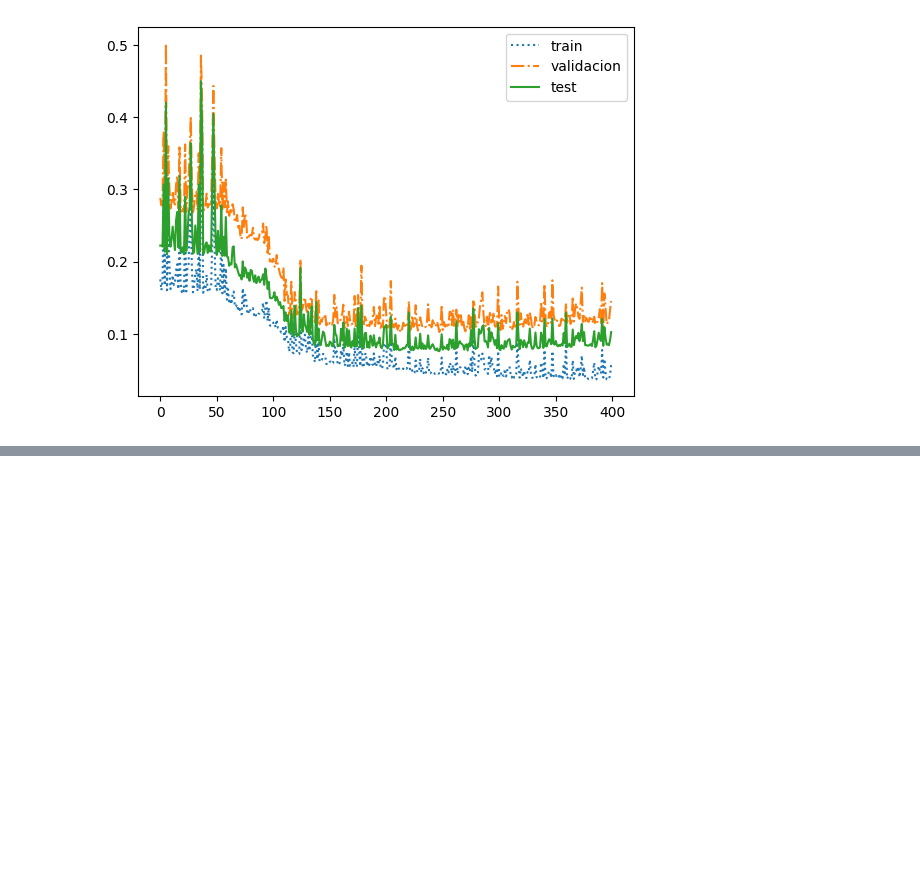
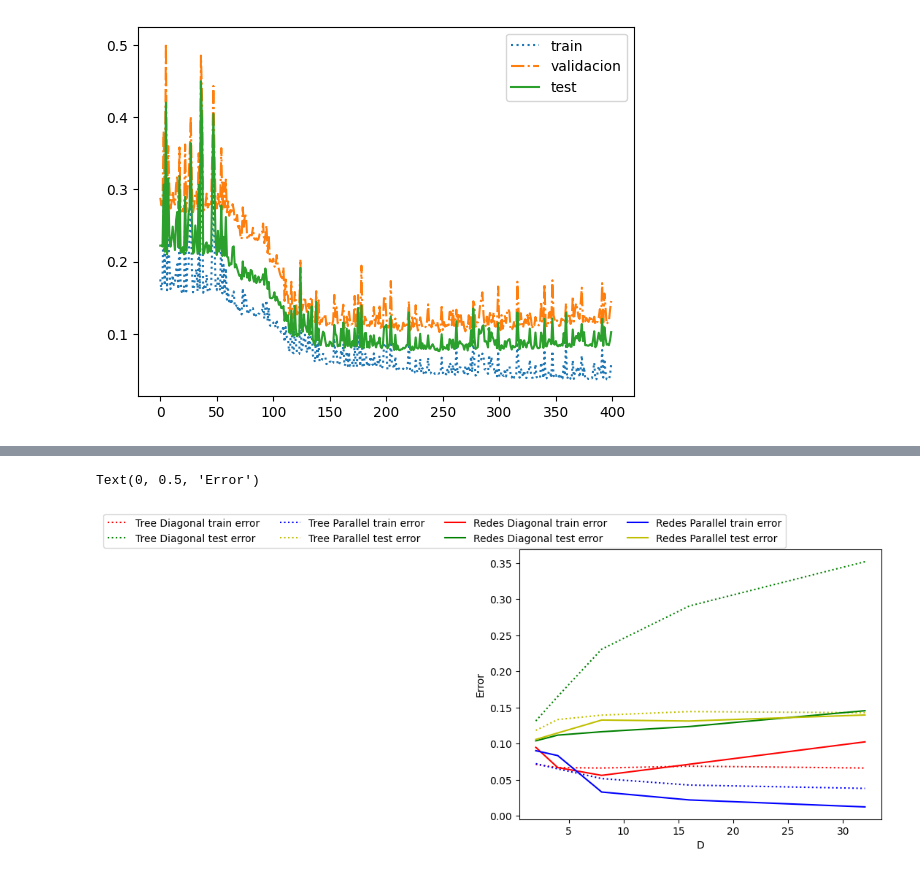
Before and after one commit to alduzarate/MachineLearning, a Jupyter notebook: TP2/ANN.ipynb, the cells around one changed output, grey strips where cells are left out. Saved outputs shown, nothing was run; the diff lists cells and outputs as text; code cells hidden in the pictures; blank space fills up the shorter version.

```diff
--- a/TP2/ANN.ipynb
+++ b/TP2/ANN.ipynb
@@ -537,3 +548,30 @@ df_errors_p['TestError'] = temp_dataframe_p.groupby('D')['TestError'].mean().to_
 path = 'datos_errores_redes_p.csv'
 df_errors_p.to_csv(path)
 #files.download(path)
+# %%
+path = 'ej5/datos_errores_redes_d.csv'
+datos_errores_redes_d = pd.read_csv(path)
+datos_errores_redes_d = datos_errores_redes_d.drop('Unnamed: 0', axis=1)
+
+path = 'ej5/datos_errores_redes_p.csv'
+datos_errores_redes_p = pd.read_csv(path)
+datos_errores_redes_p = datos_errores_redes_p.drop('Unnamed: 0', axis=1)
+
+df_errors_d, df_errors_p = tp1ej4.obtainTreesData()
+
+plt.plot(df_errors_d['Dimension'], df_errors_d['TrainError'], 'r', linestyle=":")
+plt.plot(df_errors_d['Dimension'], df_errors_d['TestError'], 'g', linestyle=":")
+plt.plot(df_errors_p['Dimension'], df_errors_p['TrainError'], 'b', linestyle=":")
+plt.plot(df_errors_p['Dimension'], df_errors_p['TestError'], 'y', linestyle=":")
+plt.plot(datos_errores_redes_d['Dimension'], datos_errores_redes_d['TrainError'], 'r')
+plt.plot(datos_errores_redes_d['Dimension'], datos_errores_redes_d['TestError'], 'g')
+plt.plot(datos_errores_redes_p['Dimension'], datos_errores_redes_p['TrainError'], 'b')
+plt.plot(datos_errores_redes_p['Dimension'], datos_errores_redes_p['TestError'], 'y')
+plt.legend(['Tree Diagonal train error', 'Tree Diagonal test error', 'Tree Parallel train error', 'Tree Parallel test error',
+            'Redes Diagonal train error', 'Redes Diagonal test error', 'Redes Parallel train error', 'Redes Parallel test error'],
+            bbox_to_anchor=(0.75, 1.15), ncol=4)
+plt.xlabel("D")
+plt.ylabel("Error")
+# %% [output]
+Text(0, 0.5, 'Error')
+[figure, added]
```
Also changed, not shown: parts of 14 cells of this notebook, 2 other files.
